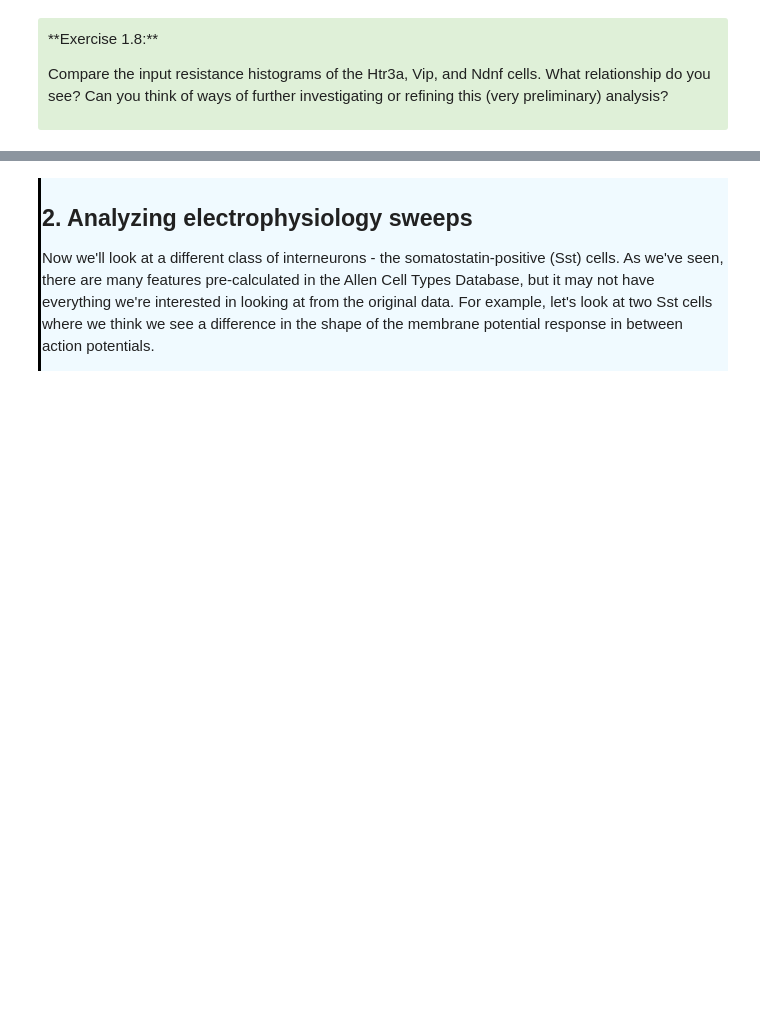
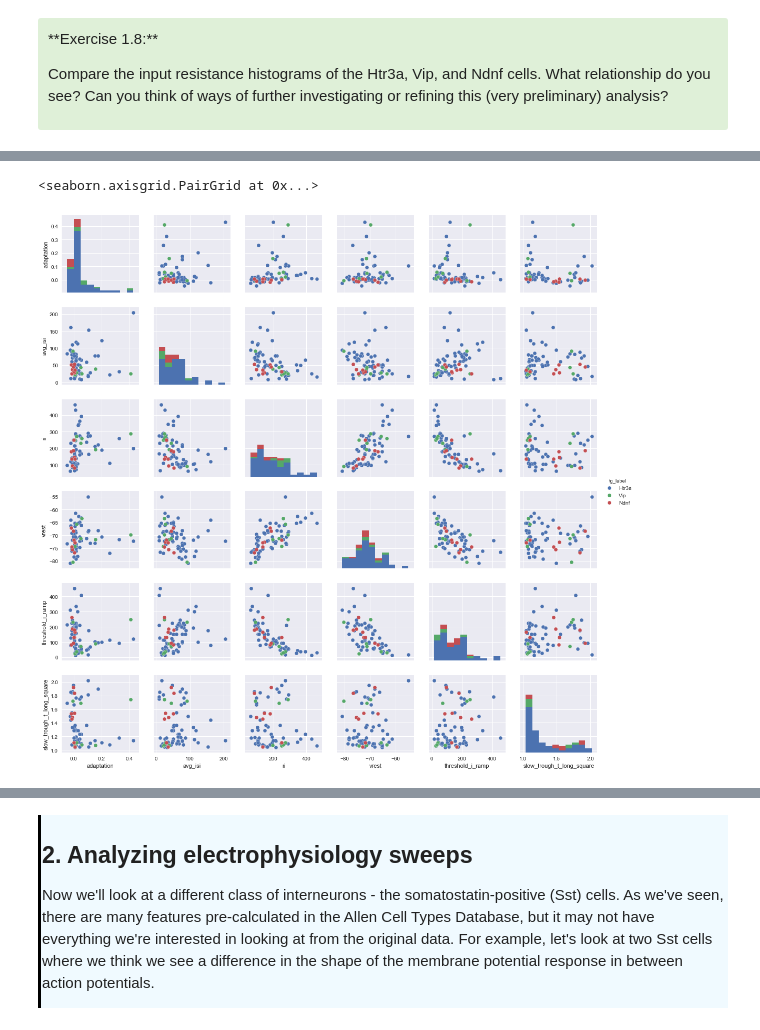
Before and after one commit to AllenInstitute/SWDB_2018, a Jupyter notebook: DynamicBrain/CellTypes.ipynb, the cells around one changed output, grey strips where cells are left out. Drawn from its saved outputs; the diff is of its cells as text; code cells hidden in the pictures; blank space fills up the shorter version.

```diff
--- a/DynamicBrain/CellTypes.ipynb
+++ b/DynamicBrain/CellTypes.ipynb
@@ -370,0 +409,16 @@ for p, ax in zip(pops, axes):
+# %%
+# List of features to include in pairwise grid
+features = ['adaptation',
+            'avg_isi',
+            'ri',
+            'vrest',
+            'threshold_i_ramp',
+            'slow_trough_t_long_square',
+            'tg_label']
+
+df_tmp = df[features]
+df_tmp = df_tmp.dropna() # Drop rows that include NaN value in any column
+sns.pairplot(df_tmp,hue='tg_label')
+# %% [output]
+<seaborn.axisgrid.PairGrid at 0x...>
+[figure, added]
```
Also changed, not shown: parts of 99 cells of this notebook, 4 other files.
